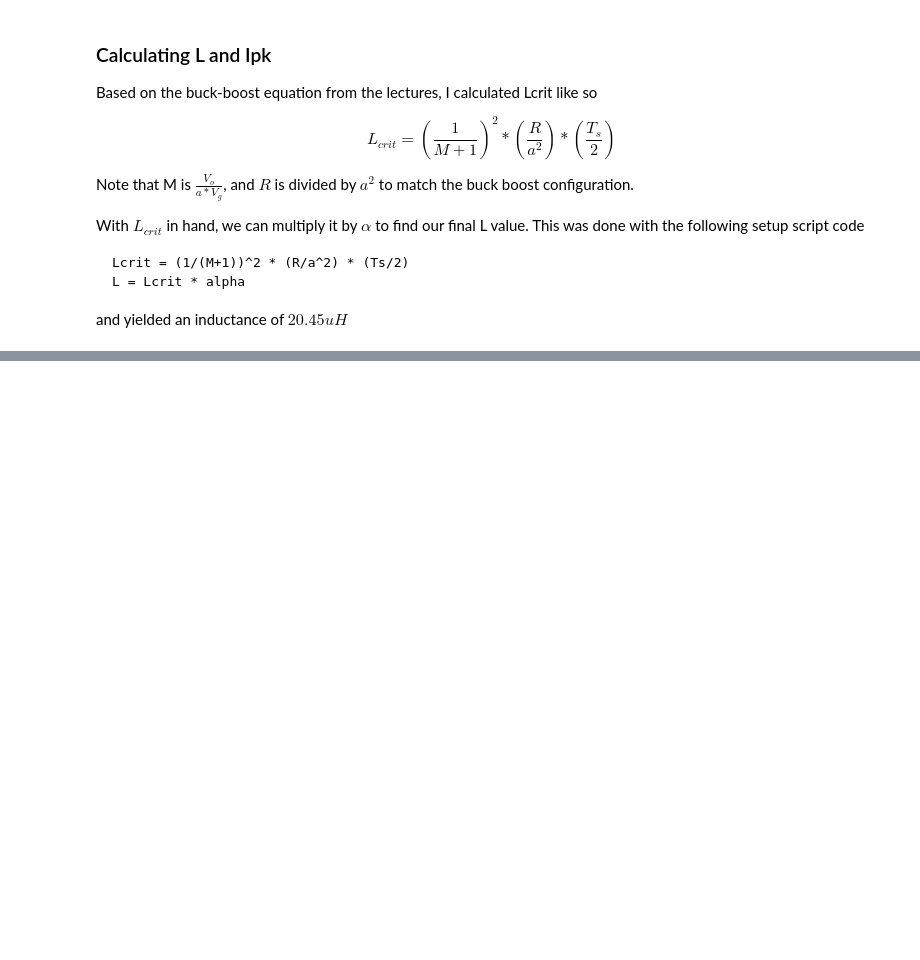
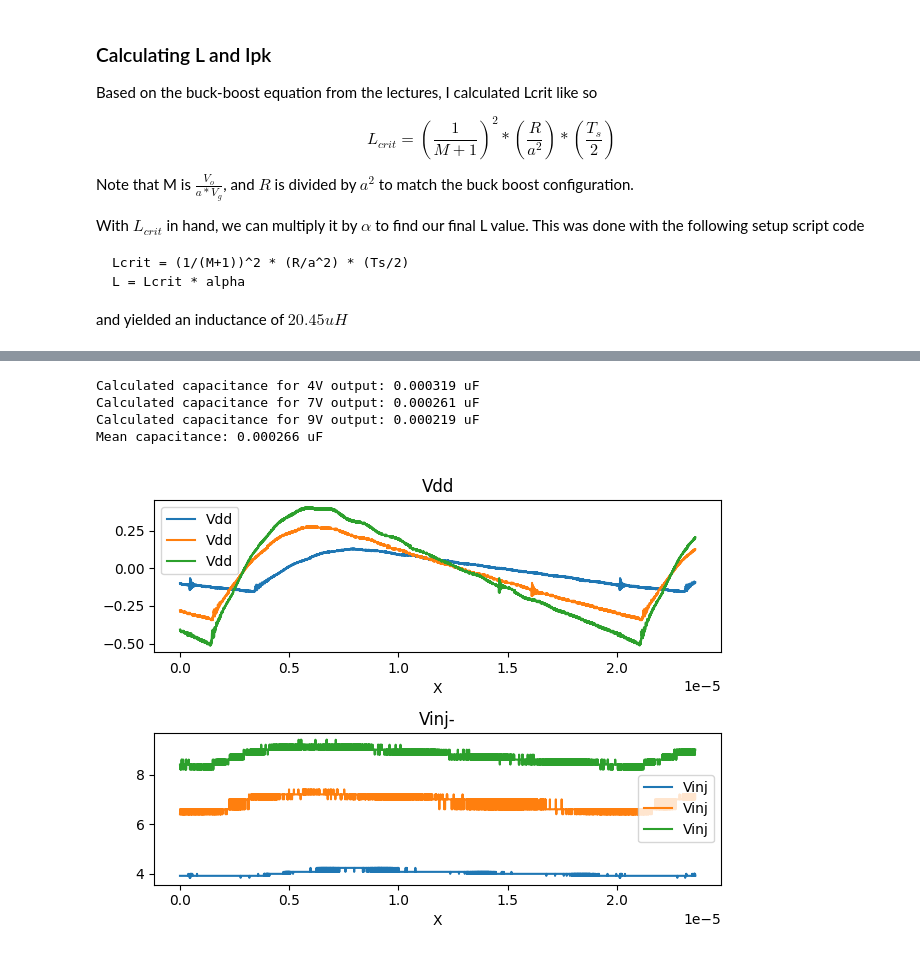
Before and after one commit to amit-kumarh/power-electronics, a Jupyter notebook: assignments/05-lab/report.ipynb, the cells around one changed output, grey strips where cells are left out. Saved outputs shown, nothing was run; the diff lists cells and outputs as text; code cells hidden in the pictures; blank space fills up the shorter version.

```diff
--- a/assignments/05-lab/report.ipynb
+++ b/assignments/05-lab/report.ipynb
@@ -86,0 +202,9 @@ Entering these calculations into my PLECS sim (and adjusting my frequency to mat
+# %%
+drains = [26.6, 32.3, 36.2]
+turn_ratios = []
+
+for n, drain, V in zip(names, drains, Vs):
+    turn_ratios.append(a := (V / (drain - VG)))
+    print(f"Transformer turn ratio at output voltage {n}V is {round(a, 4)}")
+
+print(f"Mean Turns Ratio: {round(np.mean(turn_ratios), 4)}")
@@ -86,0 +292,47 @@ Entering these calculations into my PLECS sim (and adjusting my frequency to mat
+# %%
+spans = [(1e-5, 2e-5), (0.8e-5, 2e-5), (0.8e-5, 2e-5)]
+dspans = [(1.97e-5, 2.22e-5), (1.75e-5, 2.22e-5), (1.61e-5, 2.22e-5)]
+Vouts = [4.16, 7.1, 9.06]
+currents_in = [0.31, 0.81, 1.28]
+Cs = []
+
+fig, (a1, a2) = plt.subplots(2, 1)
+
+for i, (n, span, dspan, Vout, I_in) in enumerate(zip(names, spans, dspans, Vouts, currents_in)):
+    sd, _ = import_and_clean(f"t1_{n}v", ['Vshunt', 'Vdrain'], False)
+    df, _ = import_and_clean(f"t2_{n}v", ['Vdd', 'Vinj'], False)
+    df = df[df['X'] < 2.36e-5]
+    df.plot(x="X", y="Vdd", ax=a1, title="Vdd")
+    df.plot(x="X", y="Vinj", ax=a2, title="Vinj-")
+
+    # calc dV
+    start, end = span
+    rng = np.where((df["X"] > start) & (df["X"] < end))[0]
+    dV = abs(np.polyfit(df["X"][rng[0]:rng[-1]], df['Vdd'][rng[0]:rng[-1]], 1)[0])
+
+    # calc I
+    rng = np.where((sd["X"] > dspan[0]) & (sd["X"] < dspan[1]))[0]
+    I_L = cumulative_trapezoid((VG - sd["Vdrain"][rng[0]:rng[-1]])/Ls[i], sd["X"][rng[0]:rng[-1]].fillna(0))[-1] # integrate w respect to time; dI = V/L
+    I_secondary = (1/a) * (I_in - I_L) # current going to secondary side of transformer
+    I_out = Vout/R # current through load resistor
+    I_cap = abs(I_secondary - I_out) # remaining current goes through output caps
+
+    # calc C
+    Cs.append(c := I_cap / dV)
+    print(f"Calculated capacitance for {n}V output: {round(c, 6)} uF")
+
+fig.tight_layout()
+ax1.legend(["4V", "7V", "9V"])
+ax2.legend(["4V", "7V", "9V"])
+ax1.set_xlabel("Time (s)")
+ax1.set_ylabel("Voltage (V)")
+ax2.set_xlabel("Time (s)")
+ax2.set_ylabel("Voltage (V)")
+
+print(f"Mean capacitance: {round(np.mean(Cs), 6)} uF")
+# %% [output]
+Calculated capacitance for 4V output: 0.000319 uF
+Calculated capacitance for 7V output: 0.000261 uF
+Calculated capacitance for 9V output: 0.000219 uF
+Mean capacitance: 0.000266 uF
+[figure, added]
```
Also changed, not shown: parts of 19 cells of this notebook, 2 other files.
